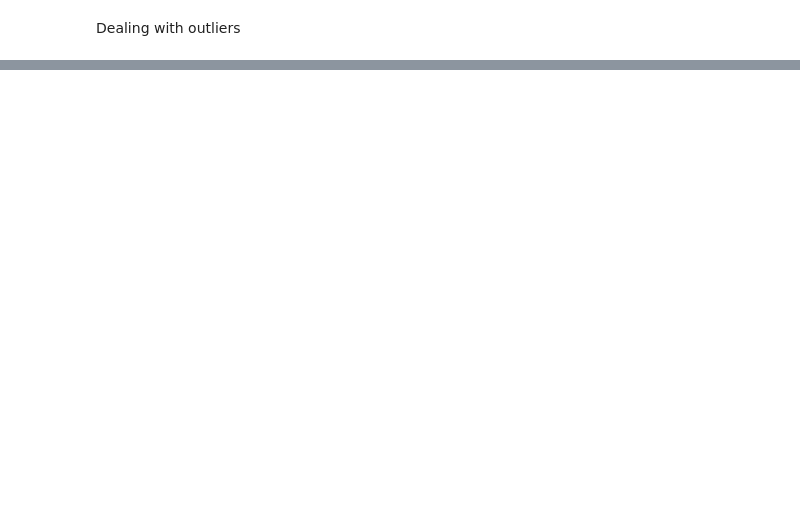
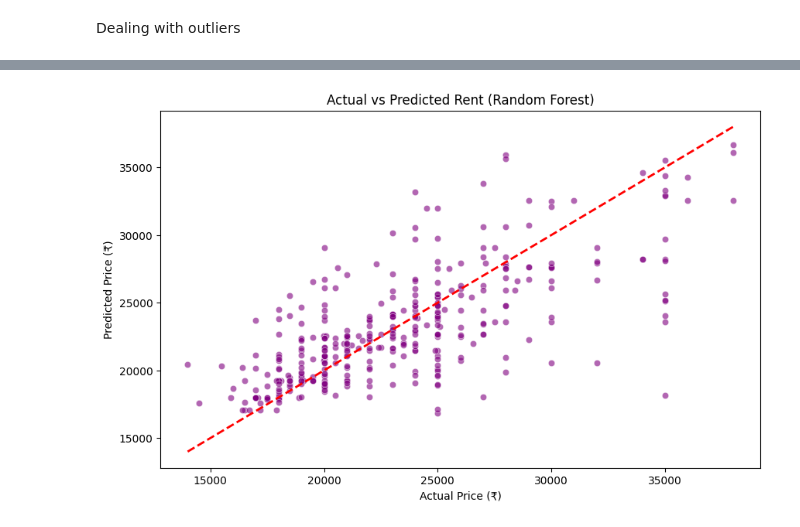
Before and after one commit to SinghNitin-0703/House_Rent_prediction_based_scraped_data, a Jupyter notebook: Gr.Noida House Price Prediction.ipynb, the cells around one changed output, grey strips where cells are left out. Drawn from its saved outputs; the diff is of its cells as text; code cells hidden in the pictures; blank space fills up the shorter version.

```diff
--- a/Gr.Noida House Price Prediction.ipynb
+++ b/Gr.Noida House Price Prediction.ipynb
@@ -451,0 +426,23 @@ X_train.head()
+# %%
+from sklearn.linear_model import LinearRegression
+from sklearn.ensemble import RandomForestRegressor
+from sklearn.metrics import mean_absolute_error, r2_score
+
+# --- Linear Regression (Baseline) ---
+lr_model = LinearRegression()
+lr_model.fit(X_train, y_train)
+lr_preds = lr_model.predict(X_test)
+
+# --- Random Forest (Advanced) ---
+rf_model = RandomForestRegressor(n_estimators=100, random_state=42)
+rf_model.fit(X_train, y_train)
+rf_preds = rf_model.predict(X_test)
+
+# --- Comparison Table ---
+print("Linear Regression:")
+print(f"  R2 Score: {r2_score(y_test, lr_preds):.3f}")
+print(f"  Avg Error: ₹{mean_absolute_error(y_test, lr_preds):,.0f}")
+
+print("\nRandom Forest Regressor:")
+print(f"  R2 Score: {r2_score(y_test, rf_preds):.3f}")
+print(f"  Avg Error: ₹{mean_absolute_error(y_test, rf_preds):,.0f}")
@@ -451,0 +457,13 @@ X_train.head()
+# %%
+import matplotlib.pyplot as plt
+import seaborn as sns
+
+plt.figure(figsize=(10, 6))
+sns.scatterplot(x=y_test, y=rf_preds, alpha=0.6, color='purple')
+plt.plot([y_test.min(), y_test.max()], [y_test.min(), y_test.max()], '--r', linewidth=2) # Diagonal line
+plt.title('Actual vs Predicted Rent (Random Forest)')
+plt.xlabel('Actual Price (₹)')
+plt.ylabel('Predicted Price (₹)')
+plt.show()
+# %% [output]
+[figure, added]
```
Also changed, not shown: parts of 26 cells of this notebook.
